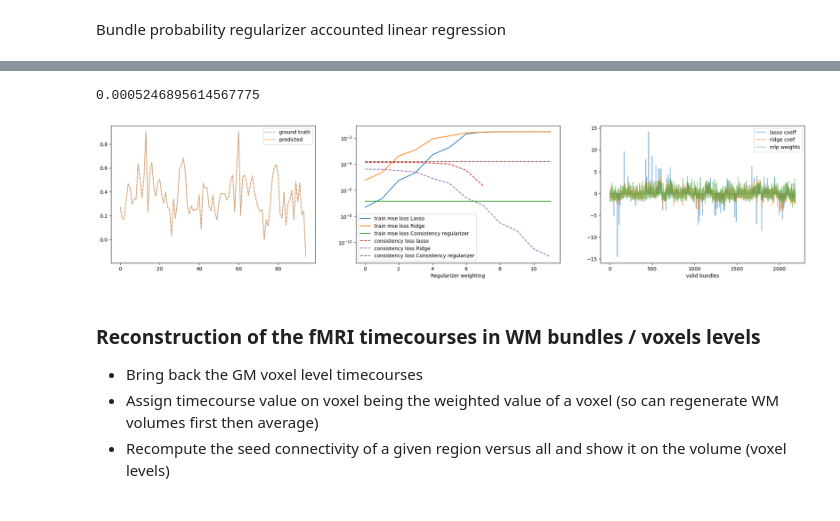
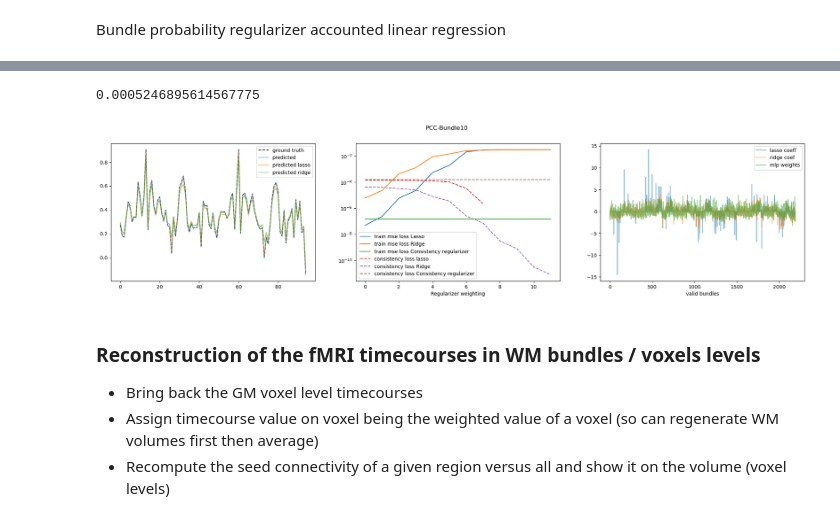
Before and after one commit to miki998/structural_wminpainting, a Jupyter notebook: functional_fiberatlas.ipynb, the cells around one changed output, grey strips where cells are left out. Cells and saved outputs as stored; diff of their text form; code cells hidden in the pictures.

Commit message:
ADD: combination y vector + inpainted | MOD: Normalizing by weights | PCC reconstruct symmetric again

```diff
--- a/functional_fiberatlas.ipynb
+++ b/functional_fiberatlas.ipynb
@@ -122,6 +68,10 @@ centers = np.array(hf.get('header').get('gmcoords'))
 nsubject = hf.get('header').get('nsubjects')[()]
 # Load the rest fmri in MNI space volumes
 rst_vols = [nib.load('../atlas_data/rstfMRI_eg/rst_fmri_moviedata/{}'.format(run)) for run in rest_runs]
+
+# use the masks if necessary when we select too much bundles for reconstruction
+gm_mask_subj = nib.load('../atlas_data/rstfMRI_eg/gm_mask_subj7.nii').get_fdata()
+wm_mask_subj = (gm_mask_subj + 1) % 2
 # %% [markdown]
 ### Statistic Views
 # %%
@@ -267,7 +249,7 @@ def consistency_regularizer(x, C):
 # %% [markdown]
 #### 1. End-region encoded vectors
 # %%
-thresh_subjapp = nsubject * 0.15 # consider bundles that appaear at least in 30 % of the subjects
+thresh_subjapp = int(np.ceil(nsubject * 0.3)) # consider bundles that appaear at least in 30 % of the subjects
 # %%
 # Generating the X samples and the y samples
 # 1. Careful as well to remove the auto-correlation in the diagonal
@@ -280,7 +262,7 @@ for i in tqdm(range(1,nb_regions + 1)):
     for j in range(i,nb_regions + 1):
         tmp = get_bundles_betweenreg(hf, i, j, verbose=False)
         if tmp is None: continue
-        if np.sum(tmp[:,3] > (thresh_subjapp)) == 0: continue
+        if np.sum(tmp[:,3] >= (thresh_subjapp)) == 0: continue
         bundles_labels.append((i,j))
         pairs[i-1,j-1] = 1.0
         vec = np.zeros(nb_regions)
@@ -301,12 +292,26 @@ Cscale1 = (np.array([consistency_view[p[0]-1,p[1]-1]/nsubject for p in bundles_l
 # #Using connectivity again PCC
 y = corr_mat[index_of_interest].mean(axis=0)
 # %%
+# Ridge
 regularizers = np.sort(np.concatenate([np.logspace(0,5,6), np.logspace(0,5,6) / 2]))
-
 coefs = []
 scores = []
+intercepts = []
 for k in tqdm(range(len(regularizers))):
     clf = Ridge(alpha=regularizers[k])
     clf.fit(X.T, y)
     scores.append(((clf.predict(X.T) - y) ** 2).mean())
     coefs.append(clf.coef_)
+    intercepts.append(clf.intercept_)
+
+# Lasso
+regularizers_lasso = np.sort(np.concatenate([np.logspace(-5,0,6), np.logspace(-5,0,6) / 2]))
+coefs_lasso = []
+scores_lasso = []
+intercepts_lasso = []
+for k in tqdm(range(len(regularizers_lasso))):
+    clf = Lasso(alpha=regularizers_lasso[k])
+    clf.fit(X.T, y)
+    scores_lasso.append(((clf.predict(X.T) - y) ** 2).mean())
+    coefs_lasso.append(clf.coef_)
+    intercepts_lasso.append(clf.intercept_)
@@ -368,32 +382,45 @@ consistency_scores_lasso[consistency_scores_lasso == 0] = np.nan
 consistency_scores[consistency_scores == 0] = np.nan
 consistency_scores_lreg = np.zeros_like(scores)
 consistency_scores_lreg[:] = consistency_regularizer(mlp_weight, Cscale1)
 
 fig, ax = plt.subplots(1, 3, figsize=(25,5))
 
-ax[0].plot(ytorch.detach().numpy().flatten(), label='ground truth', linestyle='--', alpha=0.5)
+clf = Lasso()
+clf.intercept_ = intercepts_lasso[4]
+clf.coef_ = coefs_lasso[4]
+pred_lasso = clf.predict(X.T)
+
+clf = Ridge()
+clf.intercept_ = intercepts[3]
+clf.coef_ = coefs[3]
+pred_ridge = clf.predict(X.T)
+
+ax[0].plot(ytorch.detach().numpy().flatten(), label='ground truth', linestyle='--', alpha=0.8, c='k')
 ax[0].plot(y_pred.detach().numpy().flatten(), label='predicted', alpha=0.5)
+ax[0].plot(pred_lasso, label='predicted lasso', alpha=0.5)
+ax[0].plot(pred_ridge, label='predicted ridge', alpha=0.5)
 ax[0].legend()
 
 ax[1].plot(scores_lasso, label='train mse loss Lasso')
 ax[1].plot(scores, label='train mse loss Ridge')
 ax[1].plot(lreg_scores, label='train mse loss Consistency regularizer')
 ax[1].set_yscale('log')
 
 ax[1].plot(consistency_scores_lasso, linestyle='--', label='consistency loss lasso')
 ax[1].plot(consistency_scores, linestyle='--', label='consistency loss Ridge')
 ax[1].plot(consistency_scores_lreg, linestyle='--', label='consistency loss Consistency regularizer')
 ax[1].legend()
 ax[1].set_xlabel('Regularizer weighting')
 
 # The different coefs chosen and regularizers choen
 ax[2].plot(zscore(coefs_lasso[4]), label='lasso coeff', alpha=0.5)
 ax[2].plot(zscore(coefs[3]), label='ridge coef', alpha=0.5)
 ax[2].plot(zscore(mlp_weight), label='mlp weights', alpha=0.5)
 ax[2].set_xlabel('valid bundles')
 ax[2].legend()
 
+plt.suptitle('PCC-Bundle{}'.format(thresh_subjapp))
 scores_lasso[np.argmax(np.abs(np.diff(scores_lasso)))-1]
 # %% [output]
 0.0005246895614567775
-[figure, old version]
+[figure, new version]
```
Also changed, not shown: parts of 36 cells of this notebook, 10 other files.
